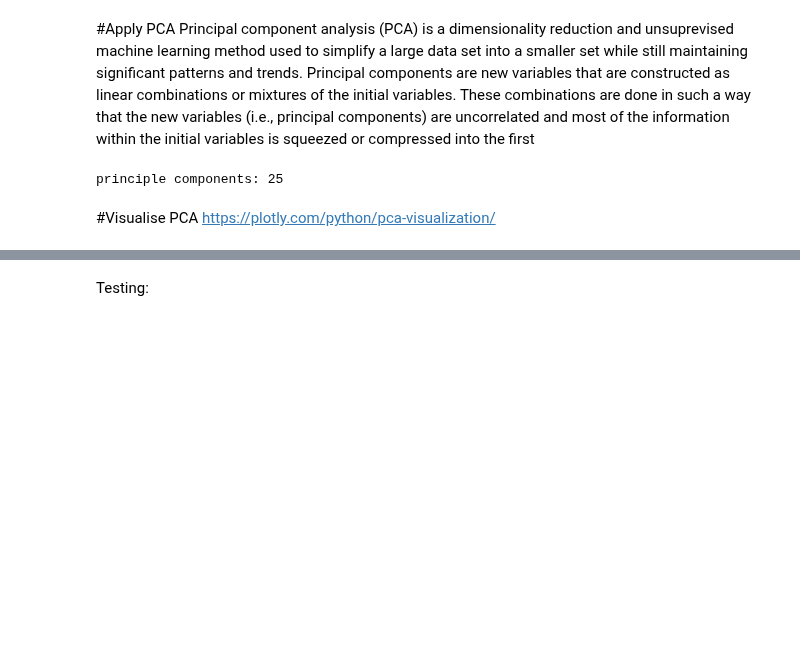
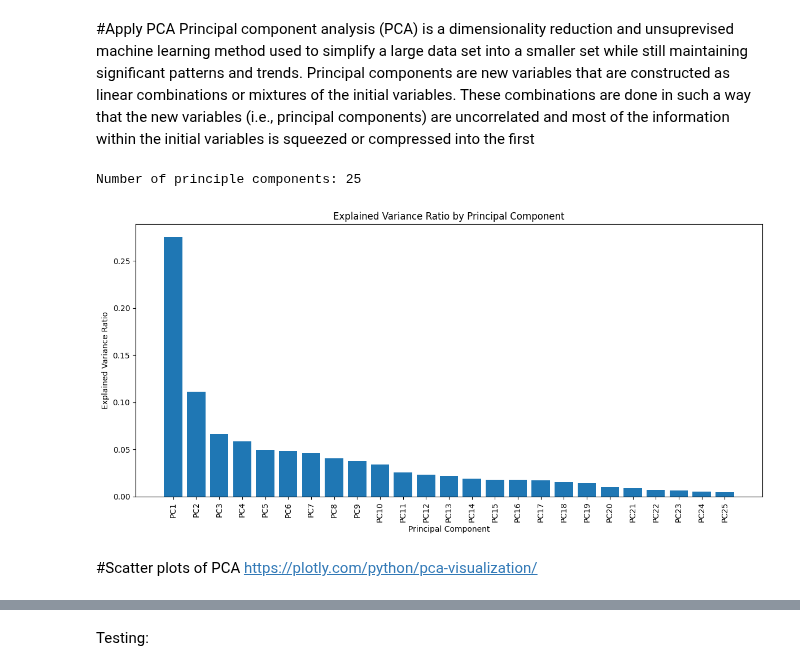
Before and after one commit to SianC7/LAIDS, a Jupyter notebook: PCA_1DCNN_(binary_classification).ipynb, the cells around one changed output, grey strips where cells are left out. Cells and saved outputs as stored; diff of their text form; code cells hidden in the pictures; blank space fills up the shorter version.

```diff
--- a/PCA_1DCNN_(binary_classification).ipynb
+++ b/PCA_1DCNN_(binary_classification).ipynb
@@ -154,20 +153,42 @@ Principal component analysis (PCA) is a dimensionality reduction and unsuprevise
 significant patterns and trends.
 Principal components are new variables that are constructed as linear combinations or mixtures of the initial variables. These combinations are done in such a way that the new variables (i.e., principal components) are uncorrelated and most of the information within the initial variables is squeezed or compressed into the first
 # %%
-from sklearn.decomposition import PCA
+import matplotlib.pyplot as plt
+import numpy as np
+from sklearn.decomposition import PCA # Import PCA
 
-# Make an instance of the pca Model
+# Make an instance of the pca model
 #pca = PCA(0.95) # sklearn chooses the minimum number of principal components such that 95 percent of the variance in the data is retained
 pca = PCA(n_components = 25)
 
+
 # Only fit the PCA to the training data
-pcaX_train = pca.fit_transform(X_train_scaled)#To avoid data leakage (information from the test set influences the model during training)
-print(f"principle components: {pca.n_components_}")
+pcaX_train = pca.fit_transform(X_train_scaled) # To avoid data leakage (information from the test set influences the model during training)
+pcaX_val = pca.transform(X_val_scaled) # Apply the PCA to the validation data
+pcaX_test = pca.transform(X_test_scaled) # Apply the PCA to the test data
 
-pcaX_val = pca.transform(X_val_scaled)
-pcaX_test = pca.transform(X_test_scaled)# Apply the PCA to the test data
+print(f"Number of principle components: {pca.n_components_}")
+
+# --- Visualise variance distribution ---
+
+# Get explained variance ratio from the PCA object
+explained_variance_ratio = pca.explained_variance_ratio_
+
+# Create labels for the x-axis (PC1, PC2, ...)
+pc_labels = [f'PC{i+1}' for i in range(len(explained_variance_ratio))]
+
+# Create the plot
+plt.figure(figsize=(12, 6))
+plt.bar(pc_labels, explained_variance_ratio)
+plt.xlabel('Principal Component')
+plt.ylabel('Explained Variance Ratio')
+plt.title('Explained Variance Ratio by Principal Component')
+plt.xticks(rotation=90) # Rotate labels for better readability
+plt.tight_layout()
+plt.show()
 # %% [output]
-principle components: 25
+Number of principle components: 25
+[figure, added]
 # %% [markdown]
-#Visualise PCA
+#Scatter plots of PCA
 https://plotly.com/python/pca-visualization/
```
Also changed, not shown: parts of 14 cells of this notebook.
